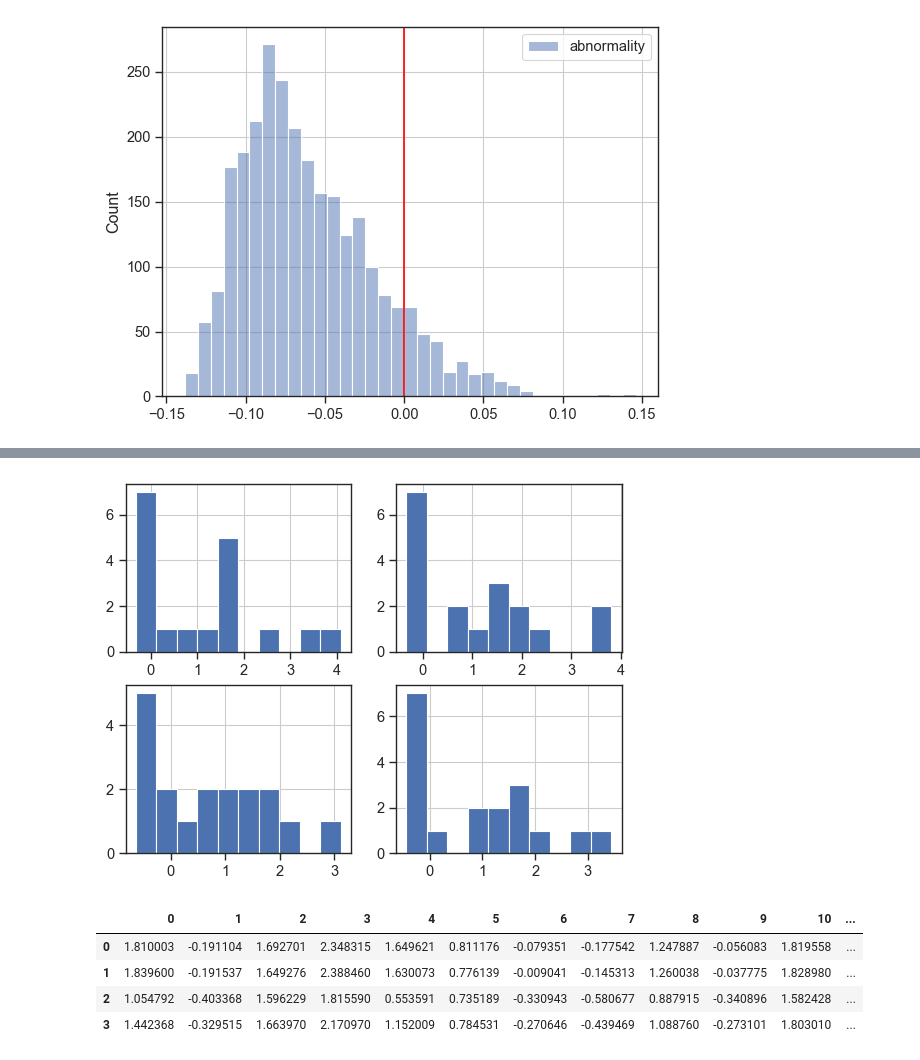
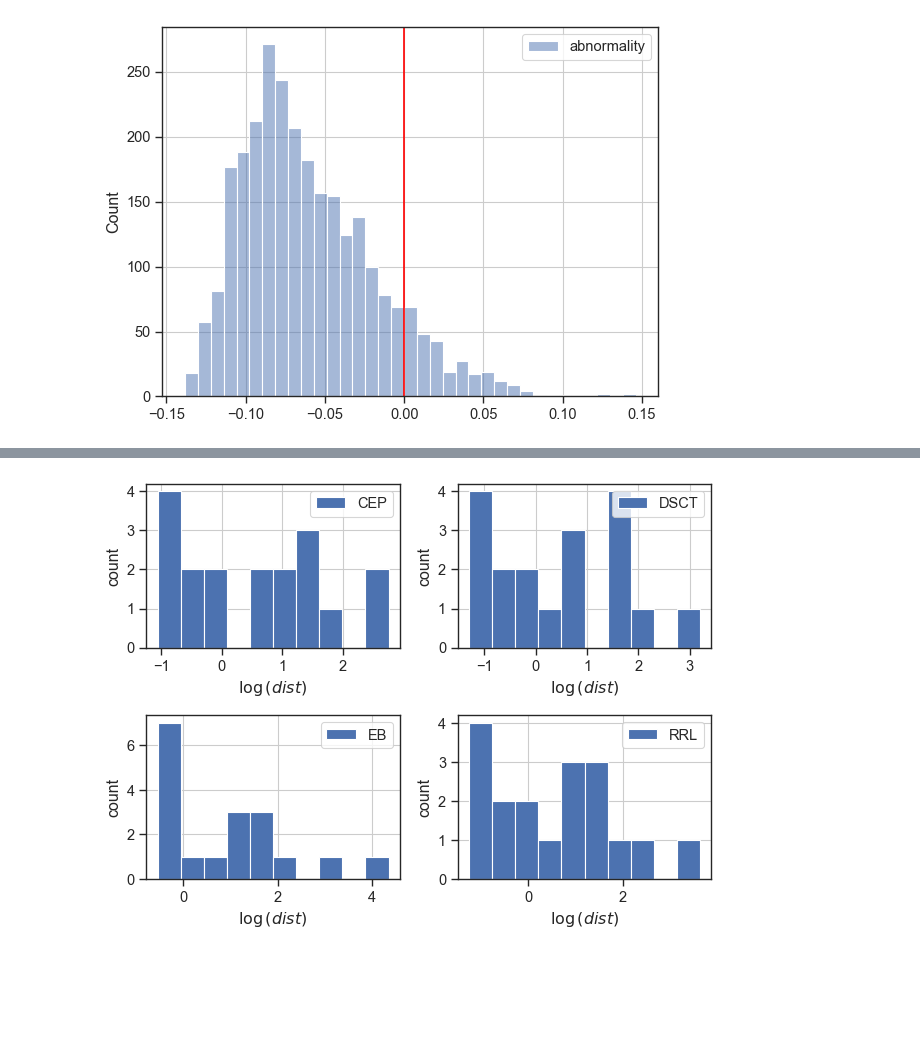
Before and after one commit to sidchaini/DistanceAnomalies, a Jupyter notebook: 03. distances features eda/03c. dcpy outliers.ipynb, the cells around one changed output, grey strips where cells are left out. Drawn from its saved outputs; the diff is of its cells as text; code cells hidden in the pictures; blank space fills up the shorter version.

```diff
--- a/03. distances features eda/03c. dcpy outliers.ipynb
+++ b/03. distances features eda/03c. dcpy outliers.ipynb
@@ -102,7 +99,0 @@ plt.show()
-# %%
-lcdc = dcpy.DistanceMetricClassifier(
-    scale=True,
-    central_stat="median",
-    dispersion_stat="std",
-)
-lcdc.fit(X,y)
@@ -111,7 +99,0 @@ DistanceMetricClassifier()
-# %%
-for metric in tqdm(all_metrics, desc="Metric", leave=True):
-    metric_str = utils.get_metric_name(metric)
-    _ = lcdc.predict_and_analyse(X, metric=metric)
-
-    dist_df = lcdc.centroid_dist_df_
-    break
@@ -186,18 +112,8 @@ for metric in tqdm(all_metrics, desc="Metric", leave=True):
 
     dist_df = lcdc.centroid_dist_df_
 
-    dist_df['closest_distance'] = dist_df.min(axis=1)
-
-    # standard scale w/mean?
-    # mean = dist_df['closest_distance'].mean()
-    # std  = dist_df['closest_distance'].std()
-    # dist_df['abnormality_mean'] = (dist_df['closest_distance'] - mean) / std
-
-    # standard scale w/median?
-    # med = dist_df['closest_distance'].median()
-    # mad = stats.median_abs_deviation(dist_df['closest_distance'])
-    # dist_df['abnormality_median'] = (dist_df['closest_distance'] - med) / mad
+    dist_df['minimum_distance'] = dist_df.min(axis=1)
+    dist_df['median_distance'] = dist_df.min(axis=1)
 
     dist_df.index.name = "sample_num"
-    #dist_df=(dist_df.sort_values(by="abnormality_mean",ascending=False))
     dist_df_dict[metric_str] = dist_df
@@ -207,5 +120,10 @@ Index(['CEP', 'DSCT', 'EB', 'RRL'], dtype='object')
 # %%
 n_metrics = len(all_metrics)
-clusters = dist_df.columns[:-1].str.replace("_dist","")
+clusters = np.unique(y)
 n_clusters =len(clusters)
 n_objects = dist_df.shape[0]
+
+
+print(f"n: {n_objects=}")
+print(f"m: {n_metrics=}")
+print(f"k: {n_clusters=}")
@@ -236,20 +141,20 @@ for metric in tqdm(all_metrics, desc="Metric", leave=True):
 # %%
 objnum = np.random.randint(1000)
+# one cluster each plot
+# all distance metrics in each plot
+
 fig, ax = plt.subplots(2,2)
 axs = ax.ravel()
 for j, cluster in enumerate(clusters):
-    axs[j].hist(np.log10(dist_df_arr[objnum,j,:]))
+    axs[j].hist(np.log10(dist_df_arr[objnum,j,:]), label=cluster)
     # axs[j].set_xscale("log")
+    axs[j].legend()
+    axs[j].set_xlabel(r"$\log{(dist)}$")
+    axs[j].set_ylabel("count")
+plt.tight_layout()
+plt.show()
 # %% [output]
-[figure, old version]
+[figure, new version]
-# %%
-pd.DataFrame(np.log10(dist_df_arr[objnum]))
-# %% [output]
-|  | 0 | 1 | 2 | 3 | 4 | 5 | 6 | 7 | 8 | 9 | 10 | ... |
-| 0 | 1.810003 | -0.191104 | 1.692701 | 2.348315 | 1.649621 | 0.811176 | -0.079351 | -0.177542 | 1.247887 | -0.056083 | 1.819558 | ... |
-| 1 | 1.839600 | -0.191537 | 1.649276 | 2.388460 | 1.630073 | 0.776139 | -0.009041 | -0.145313 | 1.260038 | -0.037775 | 1.828980 | ... |
-| 2 | 1.054792 | -0.403368 | 1.596229 | 1.815590 | 0.553591 | 0.735189 | -0.330943 | -0.580677 | 0.887915 | -0.340896 | 1.582428 | ... |
-| 3 | 1.442368 | -0.329515 | 1.663970 | 2.170970 | 1.152009 | 0.784531 | -0.270646 | -0.439469 | 1.088760 | -0.273101 | 1.803010 | ... |
 # %%
 fig, axs = plt.subplots(10, 1, figsize=(4, 20))
 axs = axs.ravel()
```
Also changed, not shown: parts of 33 cells of this notebook, 1 other file.
